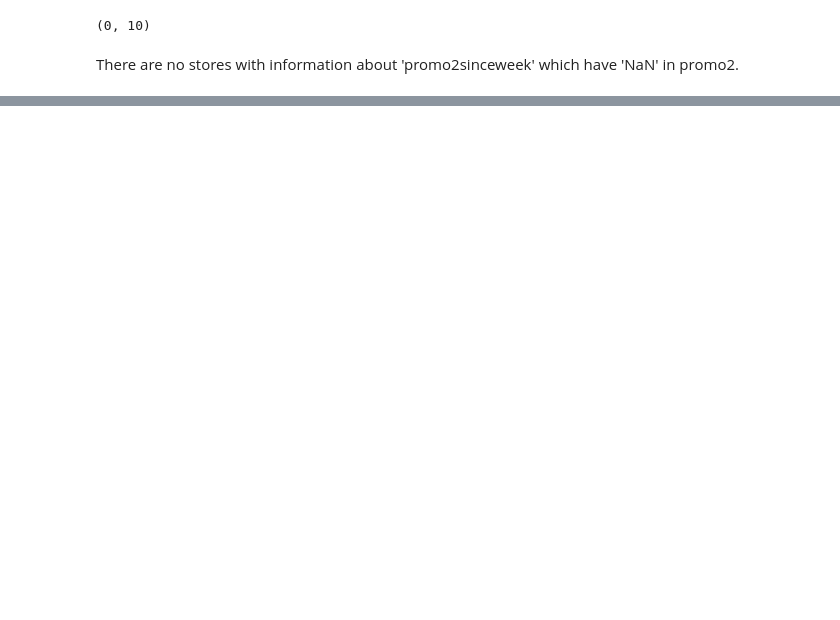
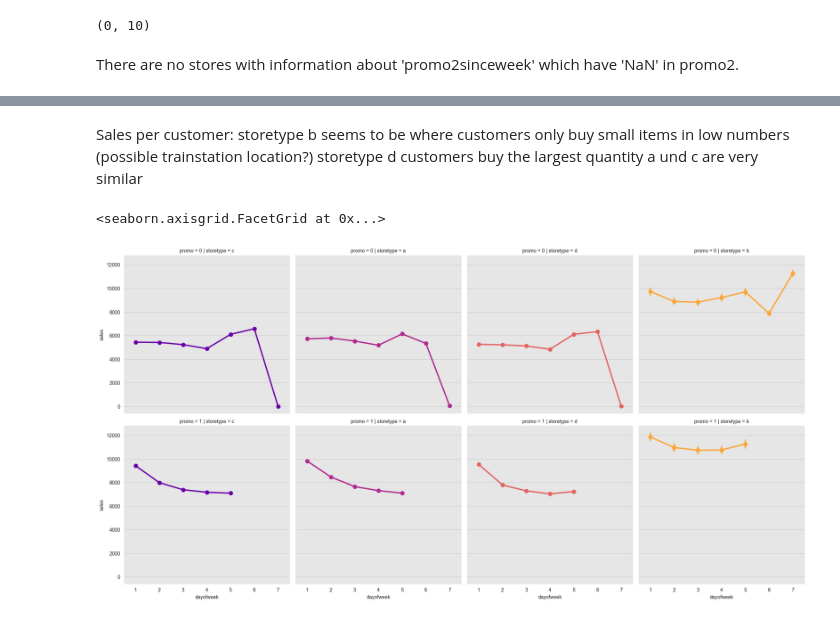
Before and after one commit to bur-oez/Capstone-Project-Rossman-Sales, a Jupyter notebook: Capstone_Rossmann_BO.ipynb, the cells around one changed output, grey strips where cells are left out. Drawn from its saved outputs; the diff is of its cells as text; code cells hidden in the pictures; blank space fills up the shorter version.

```diff
--- a/Capstone_Rossmann_BO.ipynb
+++ b/Capstone_Rossmann_BO.ipynb
@@ -220,0 +353,16 @@ df = df.rename(columns={'Store_x':'Store'})
+# %% [markdown]
+Sales per customer:
+storetype b seems to be where customers only buy small items in low numbers (possible trainstation location?)
+storetype d customers buy the largest quantity
+a und c are very similar
+# %%
+# weekday trends
+sns.factorplot(data = df, x = 'dayofweek', y = "sales",
+               col = 'storetype',
+               palette = 'plasma',
+               hue = 'storetype',
+               row = 'promo',
+               )
+# %% [output]
+<seaborn.axisgrid.FacetGrid at 0x...>
+[figure, added]
```
Also changed, not shown: parts of 35 cells of this notebook.
